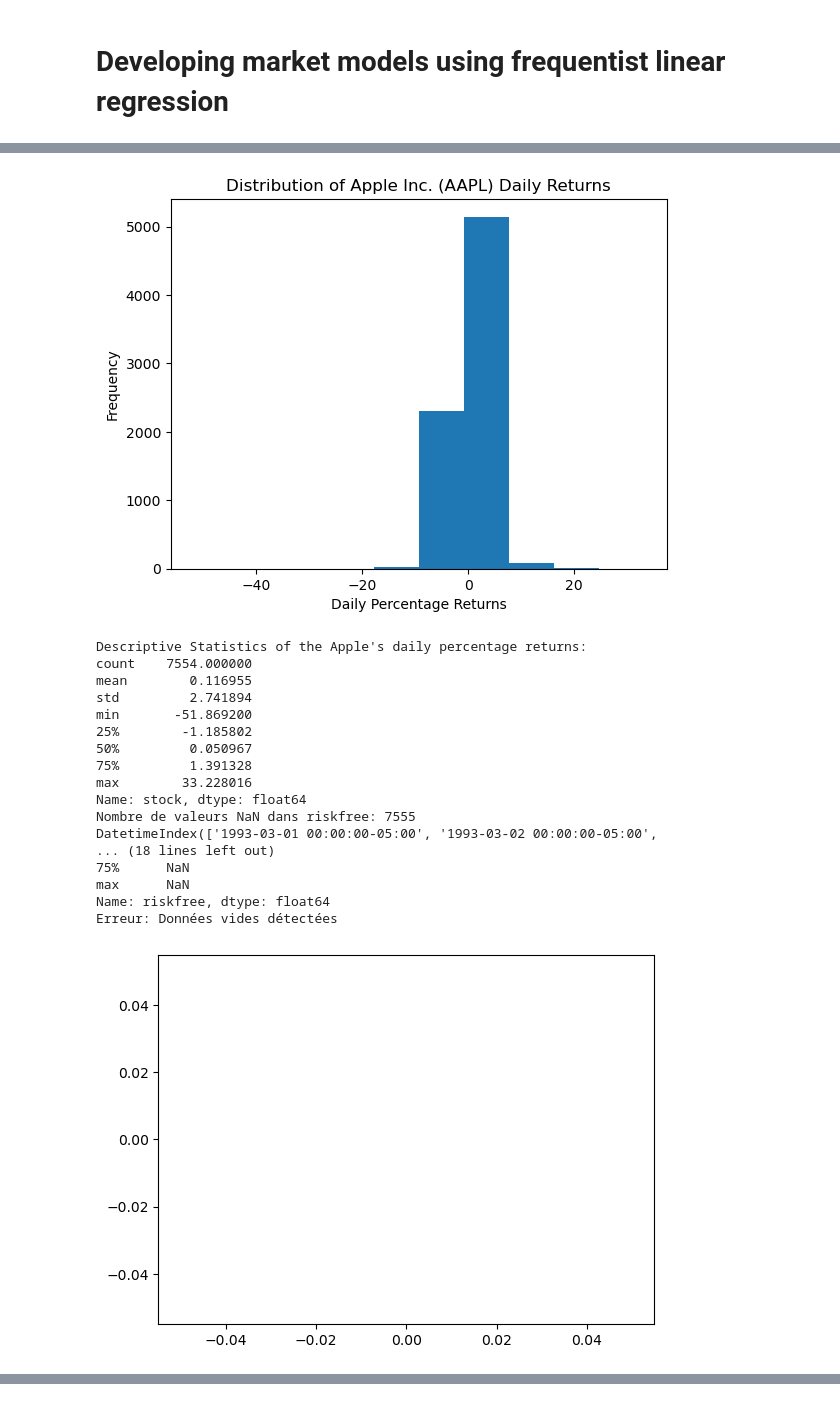
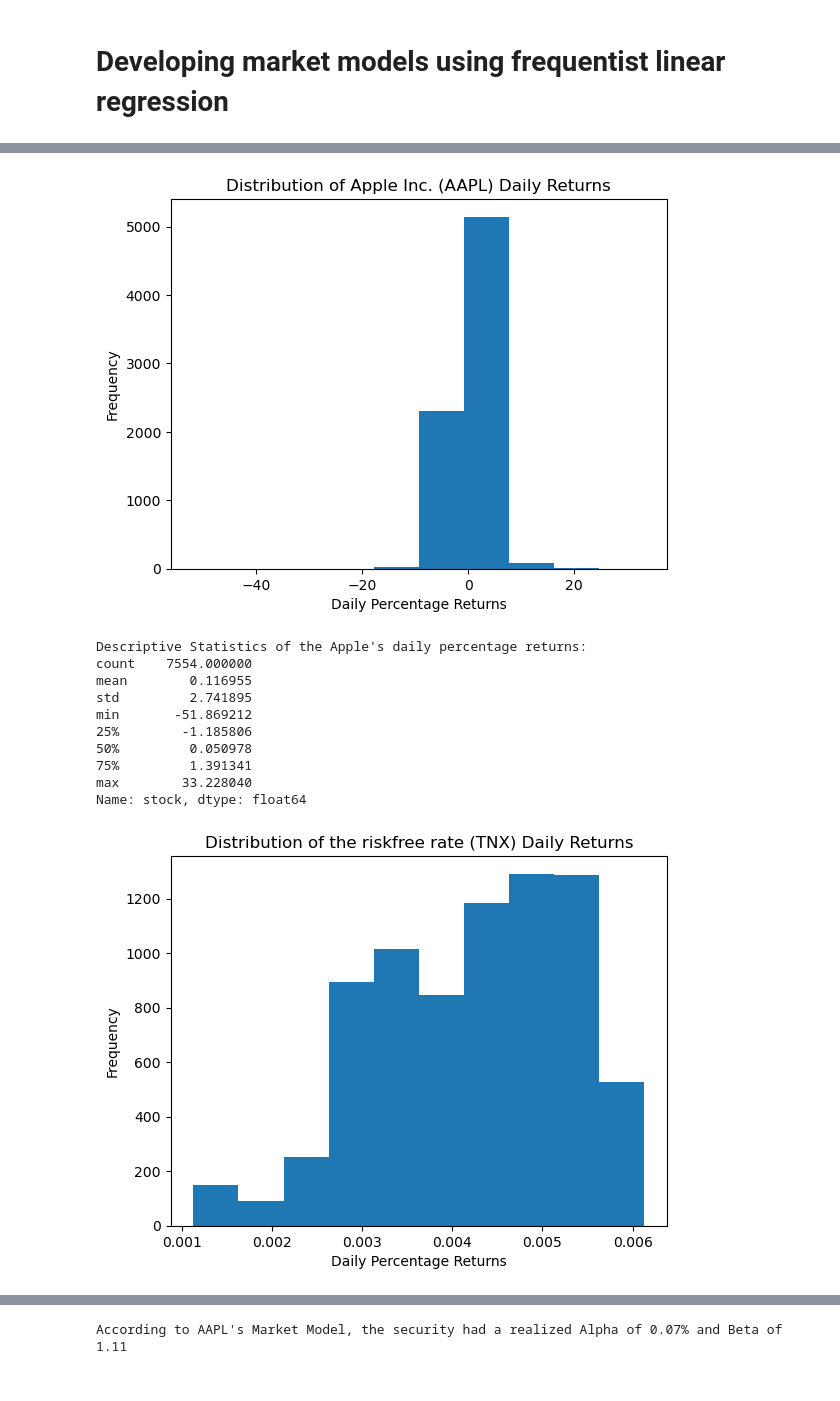
Before and after one commit to nicolassalok1/ProbaML, a Jupyter notebook: Linear_Regression.ipynb, the cells around one changed output, grey strips where cells are left out. Cells and saved outputs as stored; diff of their text form; code cells hidden in the pictures.

```diff
--- a/Linear_Regression.ipynb
+++ b/Linear_Regression.ipynb
@@ -16,19 +16,29 @@ from datetime import datetime
 # Import financial data
 start = datetime(1993, 3, 1)
 end = datetime(2023, 3, 1)
+
+daily_returns = pd.DataFrame()
 
 # S&P 500 index is a proxy for the market
 market = yf.Ticker('SPY').history(start=start, end=end)
 # Ticker symbol for Apple, the most liquid stock in the world
 stock = yf.Ticker('AAPL').history(start=start, end=end)
 # 10 year US treasury note is the proxy for risk free rate
-riskfree_rate = yf.Ticker('^TNX').history(start=start, end=end)
+riskfree_rate = pd.DataFrame(yf.Ticker('^TNX').history(start=start, end=end))
 # Create dataframe to hold daily returns of securities
-daily_returns = pd.DataFrame()
 daily_returns['market'] = market['Close'].pct_change(1)*100
 daily_returns['stock'] = stock['Close'].pct_change(1)*100
+
+riskfree_rate.index = riskfree_rate.index.tz_localize(None)
+daily_returns.index = daily_returns.index.tz_localize(None)
+
 # Compounded daily rate based on 360 days for the calendar year used in the bond market
+riskfree_values = (1 + riskfree_rate['Close']) ** (1/360) - 1
+
+
 daily_returns['riskfree'] = (1 + riskfree_rate['Close']) ** (1/360) - 1
+
+
 # Plot and summarize the distribution of daily returns
 plt.hist(daily_returns['market']), plt.title('Distribution of Market (SPY) Daily Returns'), plt.xlabel('Daily Percentage Returns'), plt.ylabel('Frequency'), plt.show()
 # Analyze descriptive statistics
@@ -38,22 +48,7 @@ plt.hist(daily_returns['stock']), plt.title('Distribution of Apple Inc. (AAPL) D
 # Analyze descriptive statistics
 print("Descriptive Statistics of the Apple's daily percentage returns:\n{}".format(daily_returns['stock'].describe()))
 
-
-
-
-
-
-# Vérifier combien de valeurs NaN sont présentes
-print(f"Nombre de valeurs NaN dans riskfree: {daily_returns['riskfree'].isna().sum()}")
-
-# Examiner où les NaN apparaissent (si vous avez un index temporel)
-if daily_returns.index.dtype.kind == 'M':  # Si l'index est de type datetime
-    print(daily_returns[daily_returns['riskfree'].isna()].index)
-
-
-
-
-
+plt.hist(daily_returns['riskfree']), plt.title('Distribution of the riskfree rate (TNX) Daily Returns'), plt.xlabel('Daily Percentage Returns'), plt.ylabel('Frequency'), plt.show()
 # Analyze descriptive statistics
 print("Descriptive Statistics of the 10 year note daily percentage returns:\n{}".format(daily_returns['riskfree'].describe()))
 # Examine missing rows in the dataframe
@@ -79,27 +74,15 @@ plt.scatter(x,y)
 # Add the constant vector to obtain the intecept
 x = sm.add_constant(x)
 
-# Vérifiez que vous avez des données valides
-if x.size == 0 or y.size == 0:
-    print("Erreur: Données vides détectées")
-else:
-    # Utilisez OLS pour trouver la ligne de meilleur ajustement
-    market_model = sm.OLS(y, x).fit()
+# Use Ordinary Least Squares algorithm to find the line of best fit
+market_model = sm.OLS(y, x).fit()
 
-    # Tracez la ligne de meilleur ajustement
-    plt.scatter(x[:, 1], y)  # Supposant que la première colonne est la constante
-    plt.plot(x[:, 1], market_model.predict(x), 'r')
-    plt.xlabel('Variable indépendante')
-    plt.ylabel('Variable dépendante')
+# Plot the line of best fit
+plt.plot(x, x*market_model.params[0]+market_model.params['const'])
+plt.title('Market Model of AAPL'), plt.xlabel('SPY Daily Excess Returns'), plt.ylabel('AAPL Daily Excess Returns'), plt.show();
 
-    # Plot the line of best fit
-    plt.plot(x, x*market_model.params[0]+market_model.params['const'])
-    plt.title('Market Model of AAPL'), plt.xlabel('SPY Daily Excess Returns'), plt.ylabel('AAPL Daily Excess Returns'), plt.show();
-
-    # Display the values of alpha and beta of AAPL's market model
-    print("According to AAPL's Market Model, the security had a realized Alpha of {0}% and Beta of {1}".format(round(market_model.params['const'],2), round(market_model.params[0],2)))
-
-    print(market_model.summary())
+# Display the values of alpha and beta of AAPL's market model
+print("According to AAPL's Market Model, the security had a realized Alpha of {0}% and Beta of {1}".format(round(market_model.params['const'],2), round(market_model.params[0],2)))
 # %% [output]
 [figure]
 Descriptive Statistics of the Market's daily percentage returns:
@@ -114,20 +97,13 @@ max        14.519834
 Name: market, dtype: float64
 [figure]
 Descriptive Statistics of the Apple's daily percentage returns:
 count    7554.000000
 mean        0.116955
-std         2.741894
-min       -51.869200
-25%        -1.185802
-50%         0.050967
-75%         1.391328
-max        33.228016
+std         2.741895
+min       -51.869212
+25%        -1.185806
+50%         0.050978
+75%         1.391341
+max        33.228040
 Name: stock, dtype: float64
-Nombre de valeurs NaN dans riskfree: 7555
-DatetimeIndex(['1993-03-01 00:00:00-05:00', '1993-03-02 00:00:00-05:00',
-... (18 lines left out)
-75%      NaN
-max      NaN
-Name: riskfree, dtype: float64
-Erreur: Données vides détectées
-[figure, old version]
+[figure, new version]
@@ -133,0 +121 @@ Erreur: Données vides détectées
+According to AAPL's Market Model, the security had a realized Alpha of 0.07% and Beta of 1.11
```
Also changed, not shown: parts of 3 cells of this notebook.
